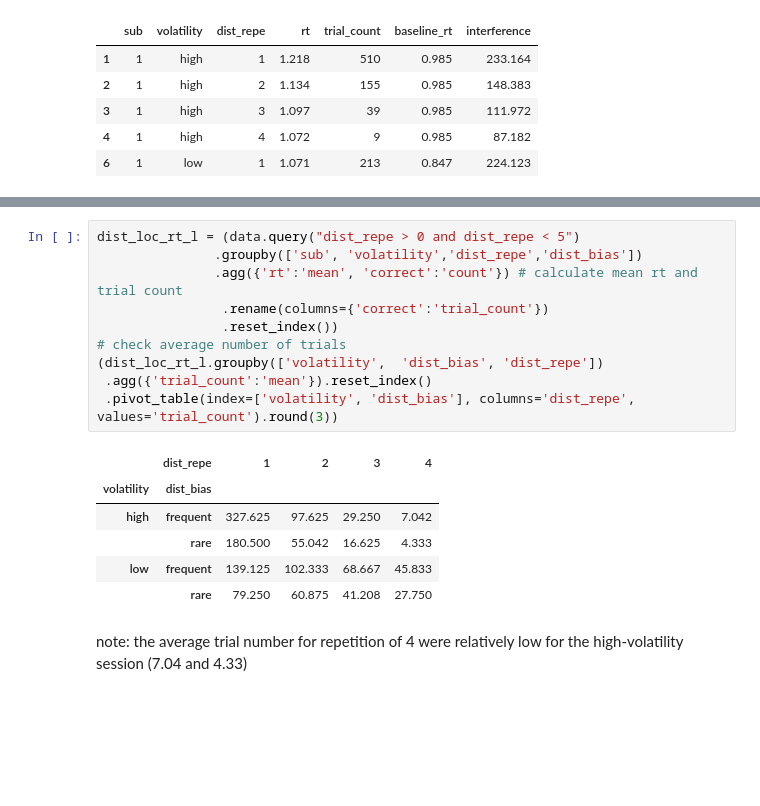
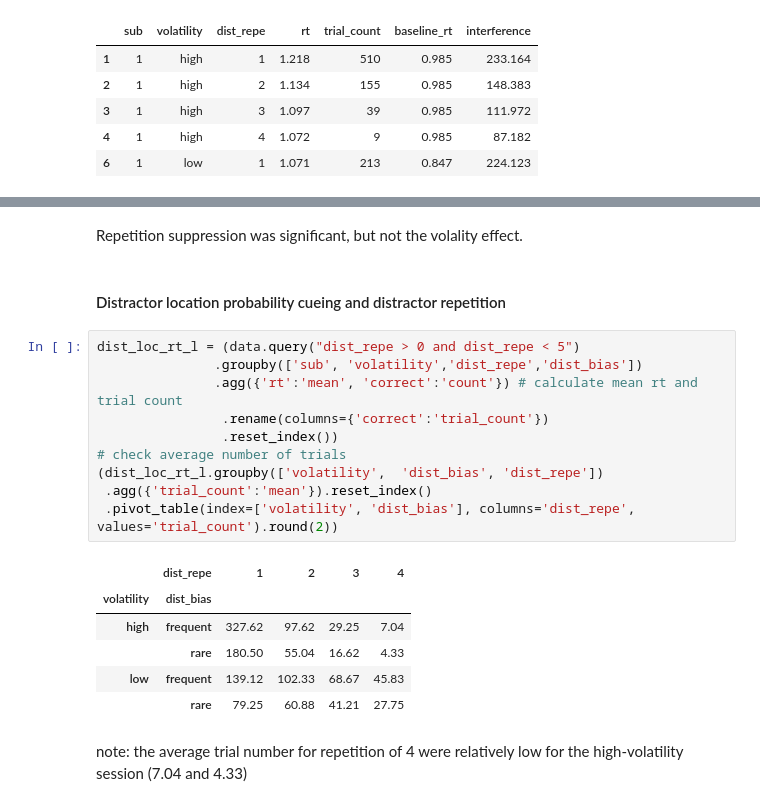
Before and after one commit to msenselab/statistical_learning_with_volatility, a Jupyter notebook: behavior_analysis.ipynb, the cells around one changed output, grey strips where cells are left out. Cells and saved outputs as stored; diff of their text form; blank space fills up the shorter version.

```diff
--- a/behavior_analysis.ipynb
+++ b/behavior_analysis.ipynb
@@ -446,20 +470,24 @@ plot_pcue(plt.gca())
+# %% [markdown]
+Repetition suppression was significant, but not the volality effect.
+# %% [markdown]
+#### Distractor location probability cueing and distractor repetition
 # %%
 dist_loc_rt_l = (data.query("dist_repe > 0 and dist_repe < 5")
                .groupby(['sub', 'volatility','dist_repe','dist_bias'])
                .agg({'rt':'mean', 'correct':'count'}) # calculate mean rt and trial count
                 .rename(columns={'correct':'trial_count'})
                 .reset_index())
 # check average number of trials
 (dist_loc_rt_l.groupby(['volatility',  'dist_bias', 'dist_repe'])
  .agg({'trial_count':'mean'}).reset_index()
- .pivot_table(index=['volatility', 'dist_bias'], columns='dist_repe', values='trial_count').round(3))
+ .pivot_table(index=['volatility', 'dist_bias'], columns='dist_repe', values='trial_count').round(2))
 # %% [output]
 |  | dist_repe | 1 | 2 | 3 | 4 |
 | volatility | dist_bias |  |  |  |  |
-| high | frequent | 327.625 | 97.625 | 29.250 | 7.042 |
-|  | rare | 180.500 | 55.042 | 16.625 | 4.333 |
-| low | frequent | 139.125 | 102.333 | 68.667 | 45.833 |
-|  | rare | 79.250 | 60.875 | 41.208 | 27.750 |
+| high | frequent | 327.62 | 97.62 | 29.25 | 7.04 |
+|  | rare | 180.50 | 55.04 | 16.62 | 4.33 |
+| low | frequent | 139.12 | 102.33 | 68.67 | 45.83 |
+|  | rare | 79.25 | 60.88 | 41.21 | 27.75 |
 # %% [markdown]
 note: the average trial number for repetition of 4 were relatively low for the high-volatility session (7.04 and 4.33)
 # %%
```
Also changed, not shown: parts of 52 cells of this notebook, 2 other files.
